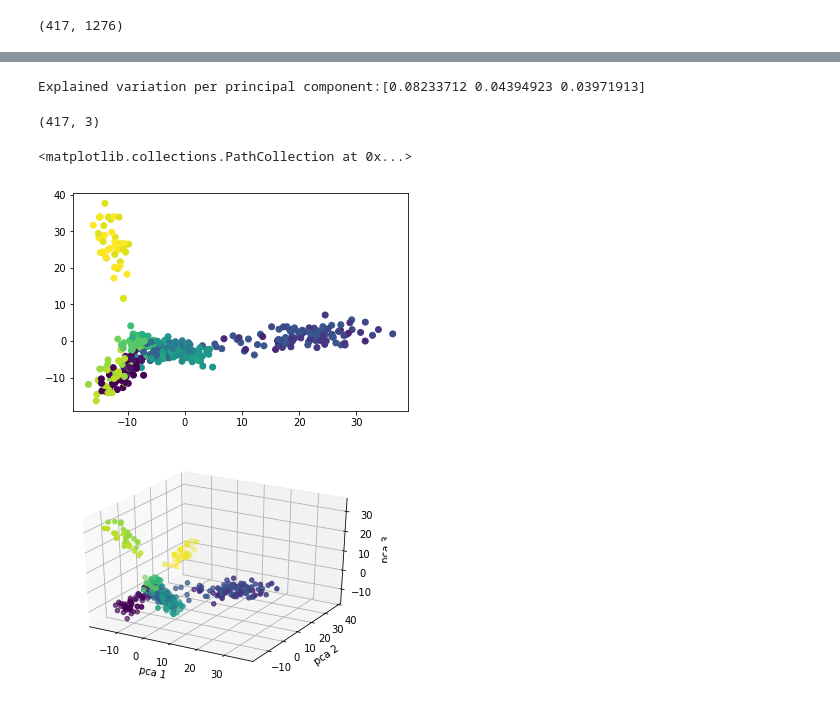
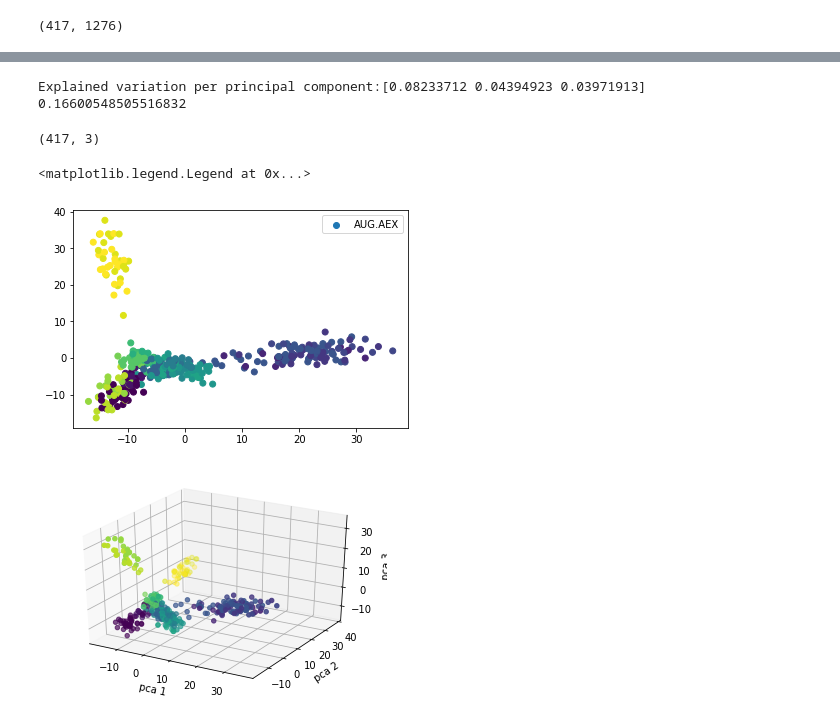
Before and after one commit to francoisremi/projet_FDD, a Jupyter notebook: jupyter/exercice2.ipynb, the cells around one changed output, grey strips where cells are left out. Cells and saved outputs as stored; diff of their text form; code cells hidden in the pictures.

```diff
--- a/jupyter/exercice2.ipynb
+++ b/jupyter/exercice2.ipynb
@@ -65,17 +69,20 @@ df['pca-three'] = pca_result[:,2]
 
 
 print('Explained variation per principal component:'+format(pca.explained_variance_ratio_))
+print(sum(pca.explained_variance_ratio_))
 # %% [output]
 Explained variation per principal component:[0.08233712 0.04394923 0.03971913]
+0.16600548505516832
 # %%
 print(pca_result.shape)
 # %% [output]
 (417, 3)
 # %%
-plt.scatter(x=df['pca-one'], y=df['pca-two'], c=df['species'])
+plt.scatter(x=df['pca-one'], y=df['pca-two'], c=df['species'], label=le.classes_)
+plt.legend(le.classes_)
 # %% [output]
-<matplotlib.collections.PathCollection at 0x...>
+<matplotlib.legend.Legend at 0x...>
-[figure, old version]
+[figure, new version]
 # %%
 from mpl_toolkits.mplot3d import Axes3D
 
```
Also changed, not shown: parts of 12 cells of this notebook, 4 other files.
